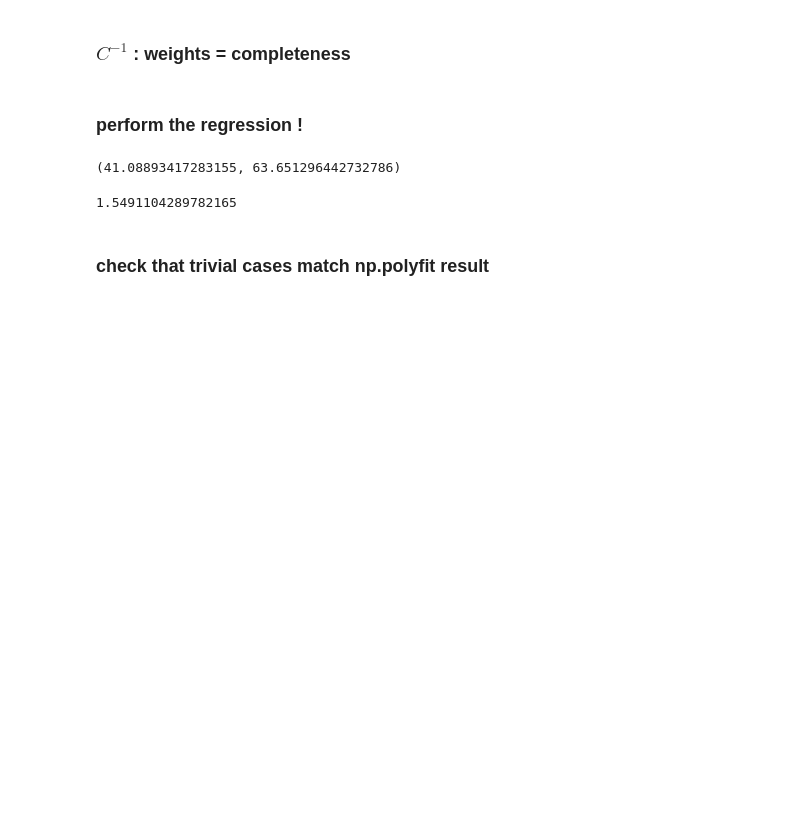
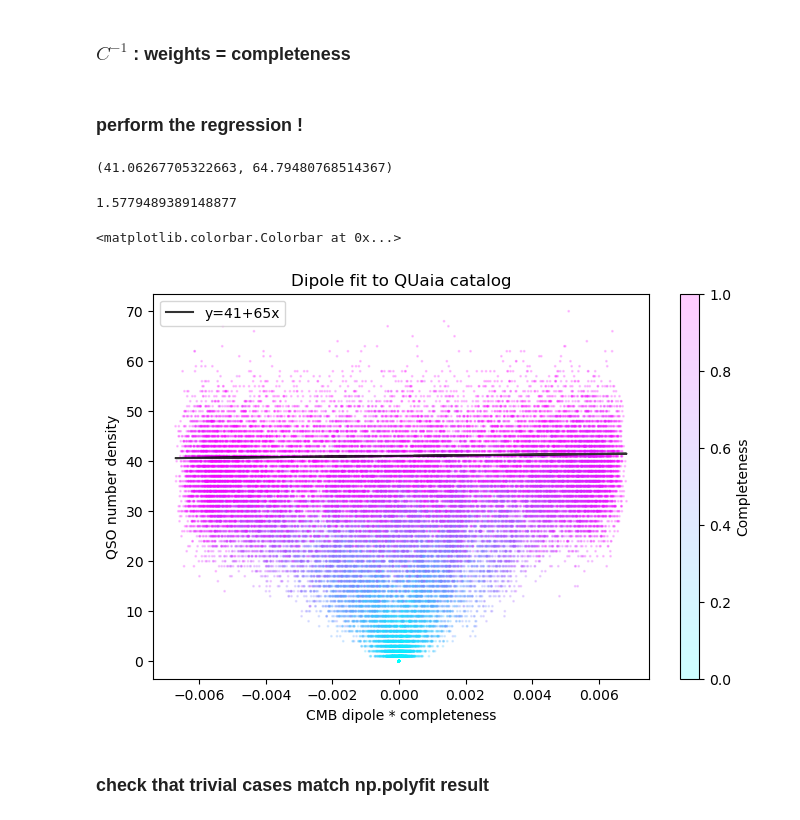
Before and after one commit to abbyw24/lss-dipoles, a Jupyter notebook: notebooks/expected_dipole_regression_13-7-23.ipynb, the cells around one changed output. Saved outputs shown, nothing was run; the diff lists cells and outputs as text; code cells hidden in the pictures; blank space fills up the shorter version.

```diff
--- a/notebooks/expected_dipole_regression_13-7-23.ipynb
+++ b/notebooks/expected_dipole_regression_13-7-23.ipynb
@@ -78,15 +79,15 @@ A = selfunc[:,None] * np.column_stack((np.ones(NPIX), expected_map))  # [:,None]
 # %% [markdown]
 ### $C^{-1}$ : weights = completeness
 # %%
-Cinv = np.diag(selfunc**2)
+Cinv = np.diag(selfunc)
 # %% [markdown]
 ### perform the regression !
 # %%
 b, m = lstsq(map_quaia, A, Cinv)
 b, m
 # %% [output]
-(41.08893417283155, 63.651296442732786)
+(41.06267705322663, 64.79480768514367)
 # %%
 m/b # --> gives us the dipole amplitude !
 # %% [output]
-1.5491104289782165
+1.5779489389148877
@@ -93,3 +96,15 @@ m/b # --> gives us the dipole amplitude !
+# %%
+fig, ax = plt.subplots(figsize=(8,5))
+s = ax.scatter(A[:,1], map_quaia, marker='.', s=4, ls='None', c=selfunc, cmap='cool', alpha=0.2)
+ax.plot(A[:,1], b+m*A[:,1], color='k', alpha=0.8, label=f'y={b:.0f}+{m:.0f}x', zorder=100)
+ax.set_xlabel('CMB dipole * completeness')
+ax.set_ylabel('QSO number density')
+ax.set_title('Dipole fit to QUaia catalog')
+ax.legend()
+fig.colorbar(s, label='Completeness')
+# %% [output]
+<matplotlib.colorbar.Colorbar at 0x...>
+[figure, added]
 # %% [markdown]
 ### check that trivial cases match np.polyfit result
 # %% [markdown]
```
Also changed, not shown: parts of 2 cells of this notebook.
